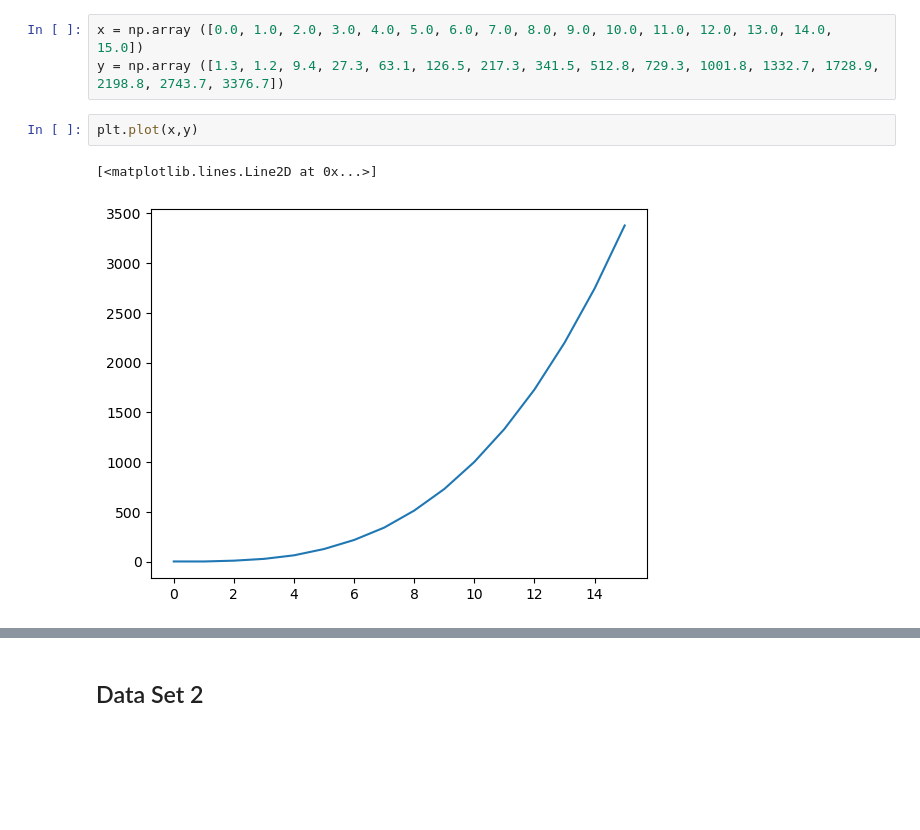
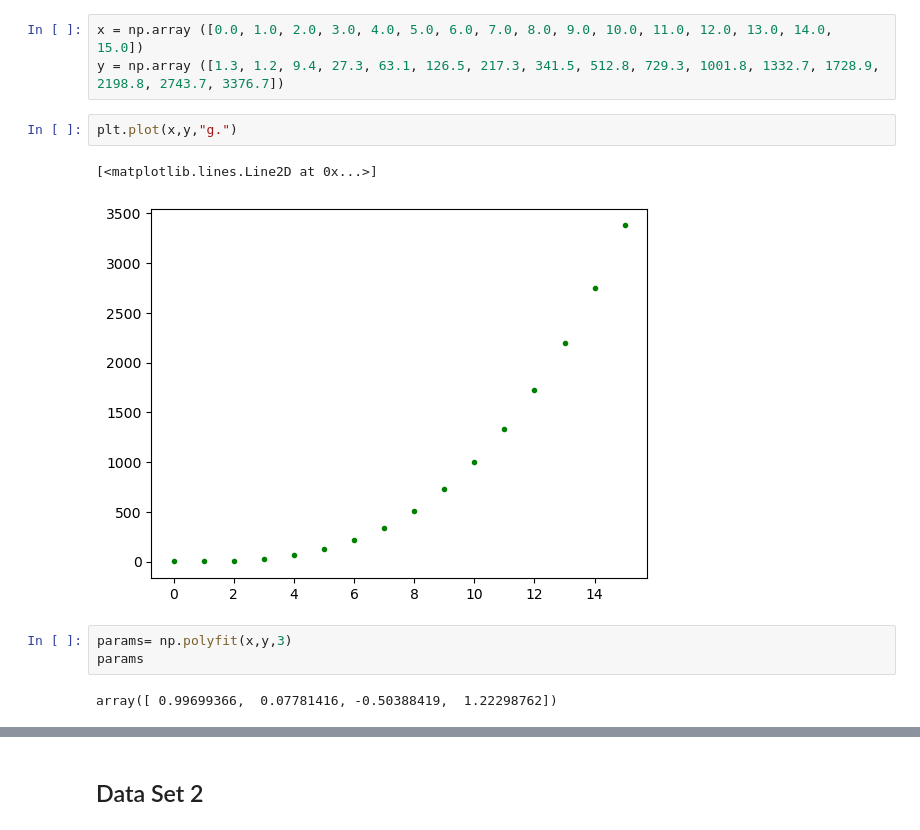
Before and after one commit to kaob1991/Machine-learning-and-statistics, a Jupyter notebook: parameters.ipynb, the cells around one changed output, grey strips where cells are left out. Drawn from its saved outputs; the diff is of its cells as text; blank space fills up the shorter version.

```diff
--- a/parameters.ipynb
+++ b/parameters.ipynb
@@ -22,7 +22,12 @@ import matplotlib.pyplot as plt
 x = np.array ([0.0, 1.0, 2.0, 3.0, 4.0, 5.0, 6.0, 7.0, 8.0, 9.0, 10.0, 11.0, 12.0, 13.0, 14.0, 15.0])
 y = np.array ([1.3, 1.2, 9.4, 27.3, 63.1, 126.5, 217.3, 341.5, 512.8, 729.3, 1001.8, 1332.7, 1728.9, 2198.8, 2743.7, 3376.7])
 # %%
-plt.plot(x,y)
+plt.plot(x,y,"g.")
 # %% [output]
 [<matplotlib.lines.Line2D at 0x...>]
-[figure, old version]
+[figure, new version]
+# %%
+params= np.polyfit(x,y,3)
+params
+# %% [output]
+array([ 0.99699366,  0.07781416, -0.50388419,  1.22298762])
```
Also changed, not shown: parts of 4 cells of this notebook.
